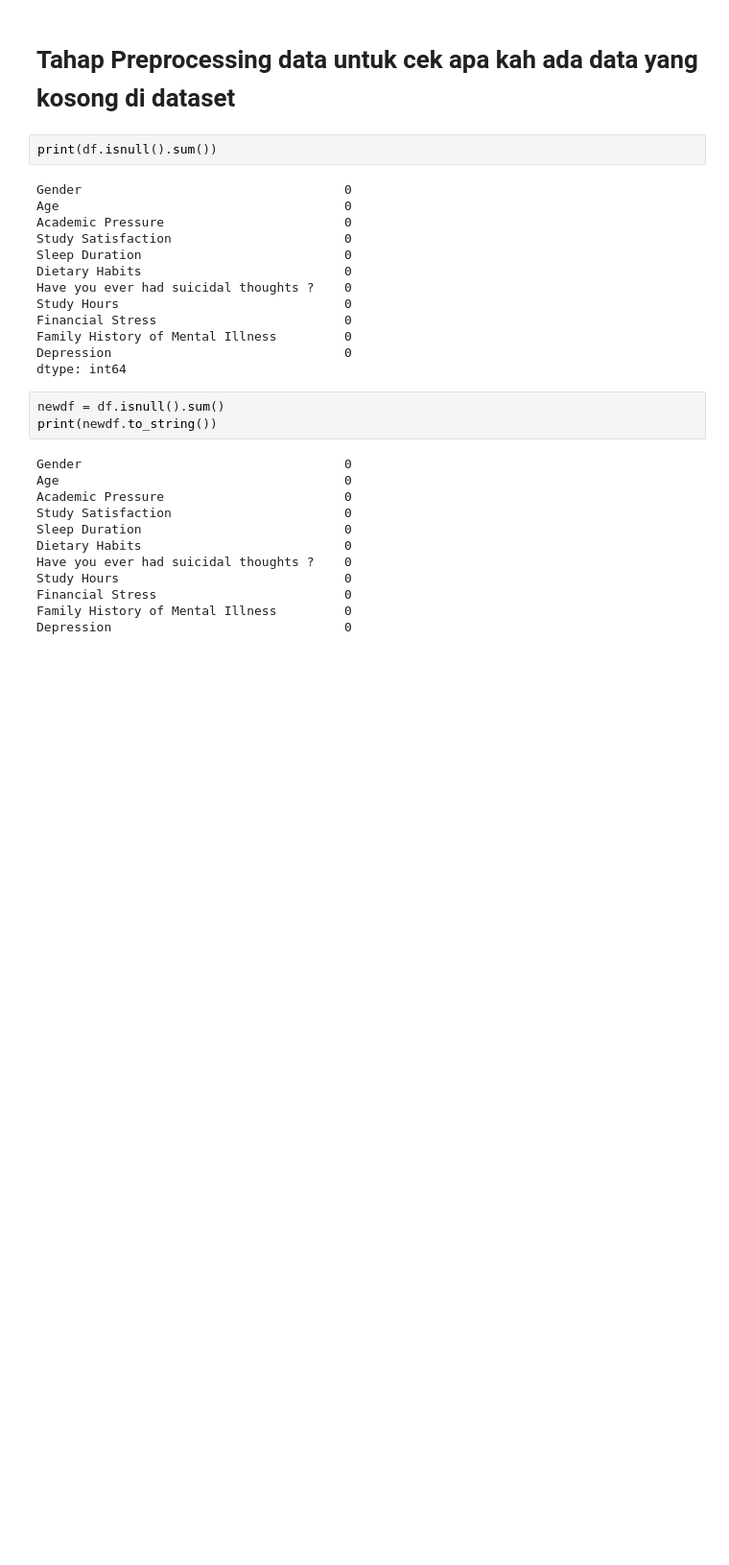
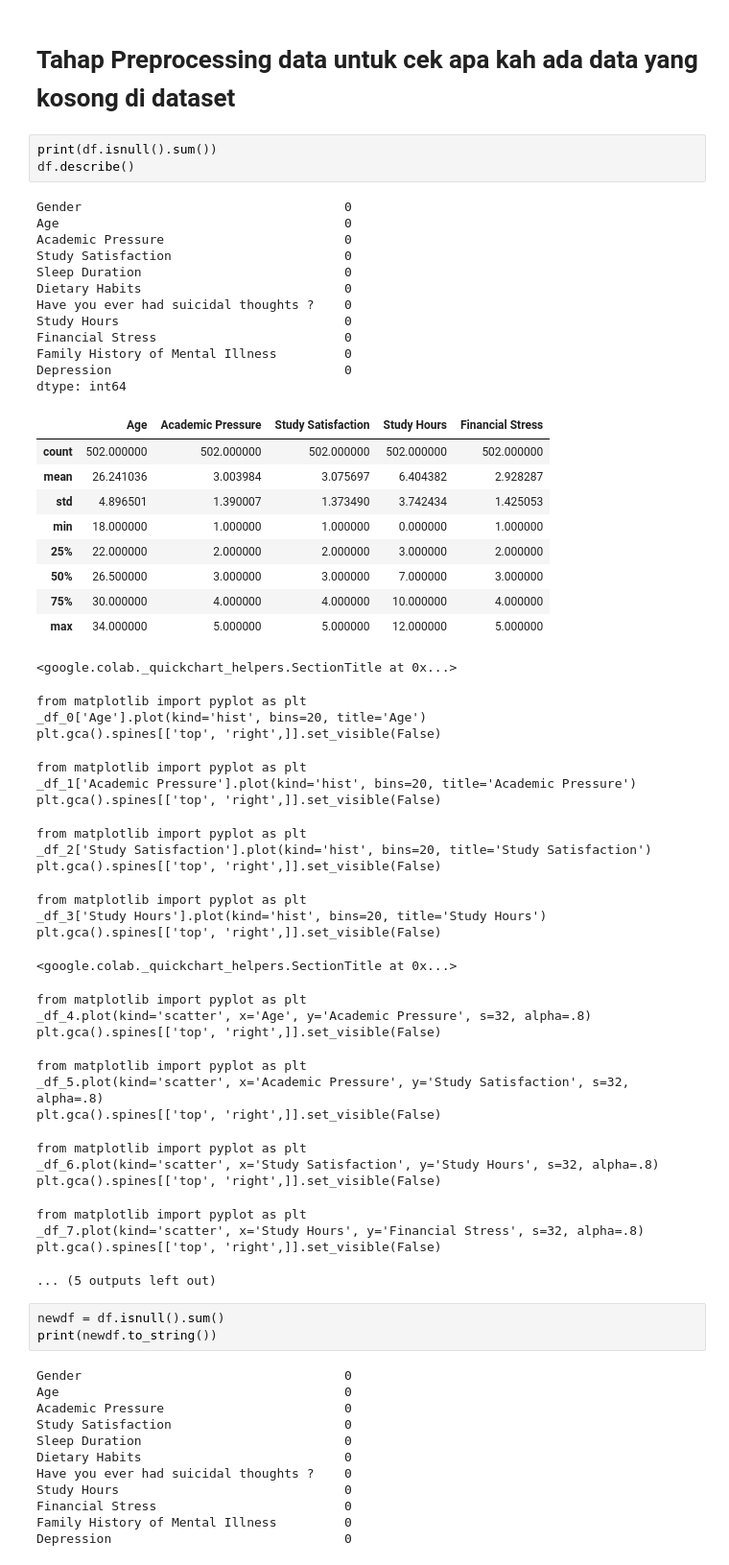
Before and after one commit to alifroject/DataMining, a Jupyter notebook: Depression_Students.ipynb, the cells around one changed output. Shown at 96% size. Saved outputs shown, nothing was run; the diff lists cells and outputs as text; blank space fills up the shorter version.

```diff
--- a/Depression_Students.ipynb
+++ b/Depression_Students.ipynb
@@ -58,19 +40,56 @@ Depression
 # Tahap Preprocessing data untuk cek apa kah ada data yang kosong di dataset
 # %%
 print(df.isnull().sum())
+df.describe()
 # %% [output]
 Gender                                   0
 Age                                      0
 Academic Pressure                        0
 Study Satisfaction                       0
 Sleep Duration                           0
 Dietary Habits                           0
 Have you ever had suicidal thoughts ?    0
 Study Hours                              0
 Financial Stress                         0
 Family History of Mental Illness         0
 Depression                               0
 dtype: int64
+|  | Age | Academic Pressure | Study Satisfaction | Study Hours | Financial Stress |
+| count | 502.000000 | 502.000000 | 502.000000 | 502.000000 | 502.000000 |
+| mean | 26.241036 | 3.003984 | 3.075697 | 6.404382 | 2.928287 |
+| std | 4.896501 | 1.390007 | 1.373490 | 3.742434 | 1.425053 |
+| min | 18.000000 | 1.000000 | 1.000000 | 0.000000 | 1.000000 |
+| 25% | 22.000000 | 2.000000 | 2.000000 | 3.000000 | 2.000000 |
+| 50% | 26.500000 | 3.000000 | 3.000000 | 7.000000 | 3.000000 |
+| 75% | 30.000000 | 4.000000 | 4.000000 | 10.000000 | 4.000000 |
+| max | 34.000000 | 5.000000 | 5.000000 | 12.000000 | 5.000000 |
+<google.colab._quickchart_helpers.SectionTitle at 0x...>
+from matplotlib import pyplot as plt
+_df_0['Age'].plot(kind='hist', bins=20, title='Age')
+plt.gca().spines[['top', 'right',]].set_visible(False)
+from matplotlib import pyplot as plt
+_df_1['Academic Pressure'].plot(kind='hist', bins=20, title='Academic Pressure')
+plt.gca().spines[['top', 'right',]].set_visible(False)
+from matplotlib import pyplot as plt
+_df_2['Study Satisfaction'].plot(kind='hist', bins=20, title='Study Satisfaction')
+plt.gca().spines[['top', 'right',]].set_visible(False)
+from matplotlib import pyplot as plt
+_df_3['Study Hours'].plot(kind='hist', bins=20, title='Study Hours')
+plt.gca().spines[['top', 'right',]].set_visible(False)
+<google.colab._quickchart_helpers.SectionTitle at 0x...>
+from matplotlib import pyplot as plt
+_df_4.plot(kind='scatter', x='Age', y='Academic Pressure', s=32, alpha=.8)
+plt.gca().spines[['top', 'right',]].set_visible(False)
+from matplotlib import pyplot as plt
+_df_5.plot(kind='scatter', x='Academic Pressure', y='Study Satisfaction', s=32, alpha=.8)
+plt.gca().spines[['top', 'right',]].set_visible(False)
+from matplotlib import pyplot as plt
+_df_6.plot(kind='scatter', x='Study Satisfaction', y='Study Hours', s=32, alpha=.8)
+plt.gca().spines[['top', 'right',]].set_visible(False)
+from matplotlib import pyplot as plt
+_df_7.plot(kind='scatter', x='Study Hours', y='Financial Stress', s=32, alpha=.8)
+plt.gca().spines[['top', 'right',]].set_visible(False)
+... (5 outputs left out)
 # %%
 newdf = df.isnull().sum()
 print(newdf.to_string())
```
Also changed, not shown: parts of 3 cells of this notebook.
